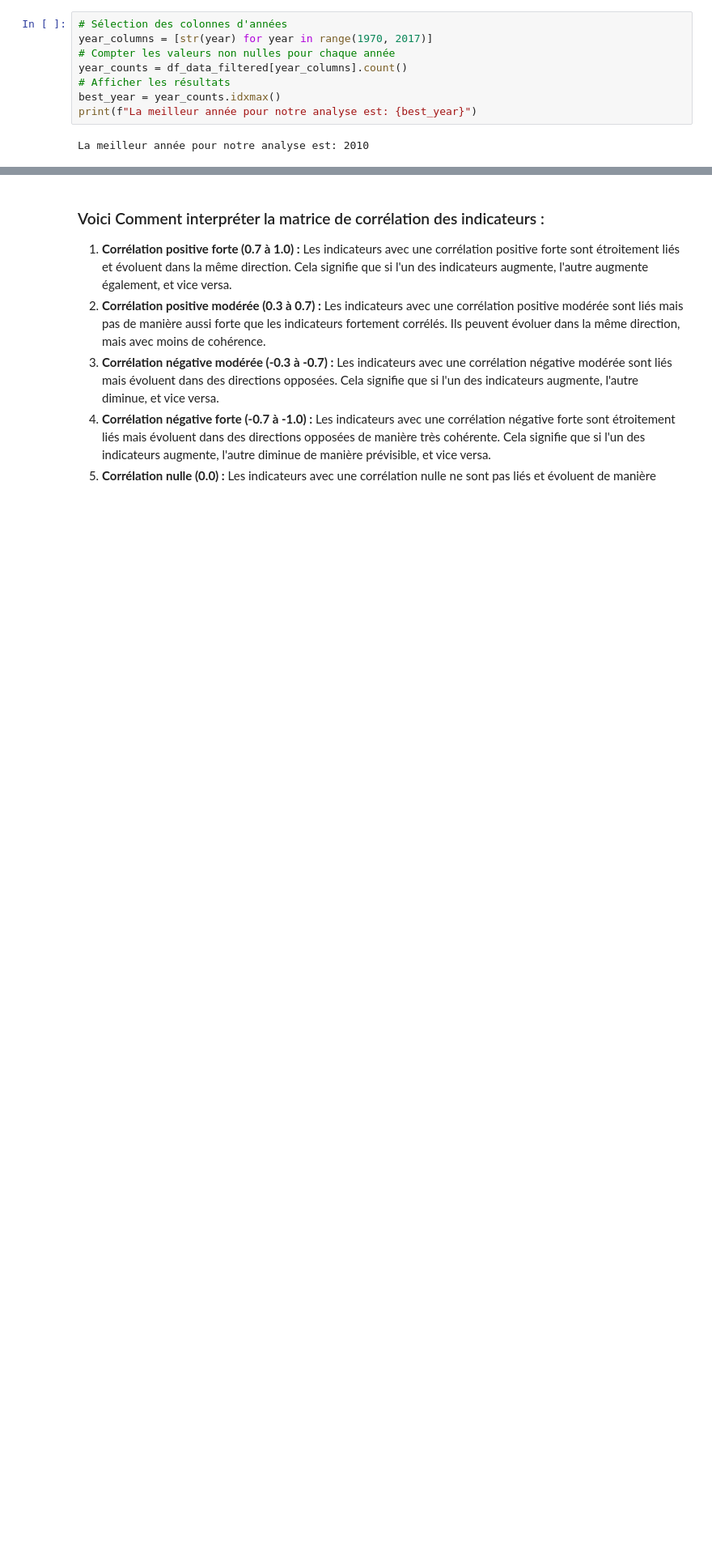
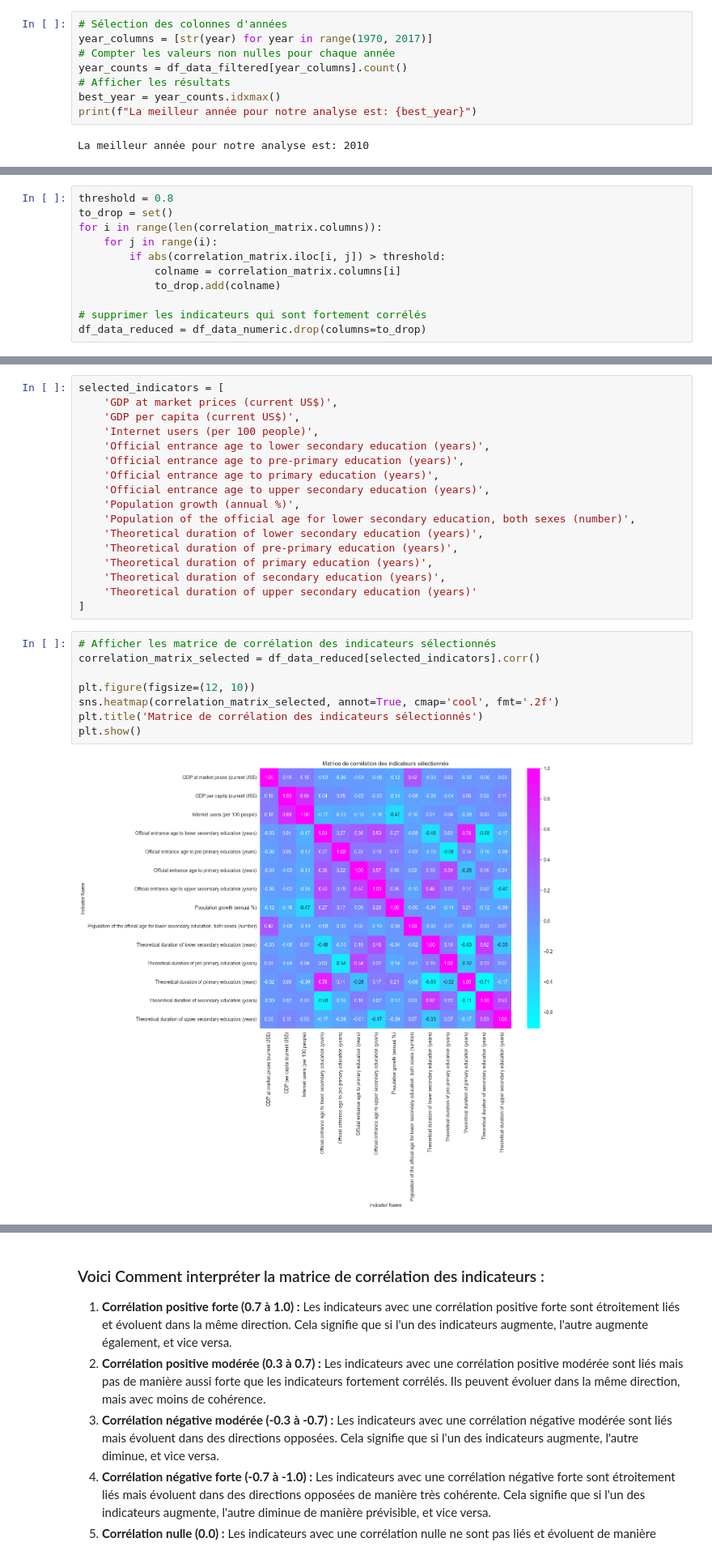
Before and after one commit to Riddlerjoke/EDA-project1, a Jupyter notebook: Analyse_Data_Educatif_System.ipynb, the cells around one changed output, grey strips where cells are left out. Shown at 81% size. Drawn from its saved outputs; the diff is of its cells as text; blank space fills up the shorter version.

```diff
--- a/Analyse_Data_Educatif_System.ipynb
+++ b/Analyse_Data_Educatif_System.ipynb
@@ -647,0 +708,11 @@ array(['All staff compensation as % of total expenditure in primary public insti
+# %%
+threshold = 0.8
+to_drop = set()
+for i in range(len(correlation_matrix.columns)):
+    for j in range(i):
+        if abs(correlation_matrix.iloc[i, j]) > threshold:
+            colname = correlation_matrix.columns[i]
+            to_drop.add(colname)
+
+# supprimer les indicateurs qui sont fortement corrélés
+df_data_reduced = df_data_numeric.drop(columns=to_drop)
@@ -647,0 +746,27 @@ array(['All staff compensation as % of total expenditure in primary public insti
+# %%
+selected_indicators = [
+    'GDP at market prices (current US$)',
+    'GDP per capita (current US$)',
+    'Internet users (per 100 people)',
+    'Official entrance age to lower secondary education (years)',
+    'Official entrance age to pre-primary education (years)',
+    'Official entrance age to primary education (years)',
+    'Official entrance age to upper secondary education (years)',
+    'Population growth (annual %)',
+    'Population of the official age for lower secondary education, both sexes (number)',
+    'Theoretical duration of lower secondary education (years)',
+    'Theoretical duration of pre-primary education (years)',
+    'Theoretical duration of primary education (years)',
+    'Theoretical duration of secondary education (years)',
+    'Theoretical duration of upper secondary education (years)'
+]
+# %%
+# Afficher les matrice de corrélation des indicateurs sélectionnés
+correlation_matrix_selected = df_data_reduced[selected_indicators].corr()
+
+plt.figure(figsize=(12, 10))
+sns.heatmap(correlation_matrix_selected, annot=True, cmap='cool', fmt='.2f')
+plt.title('Matrice de corrélation des indicateurs sélectionnés')
+plt.show()
+# %% [output]
+[figure, added]
```
Also changed, not shown: parts of 46 cells of this notebook.
